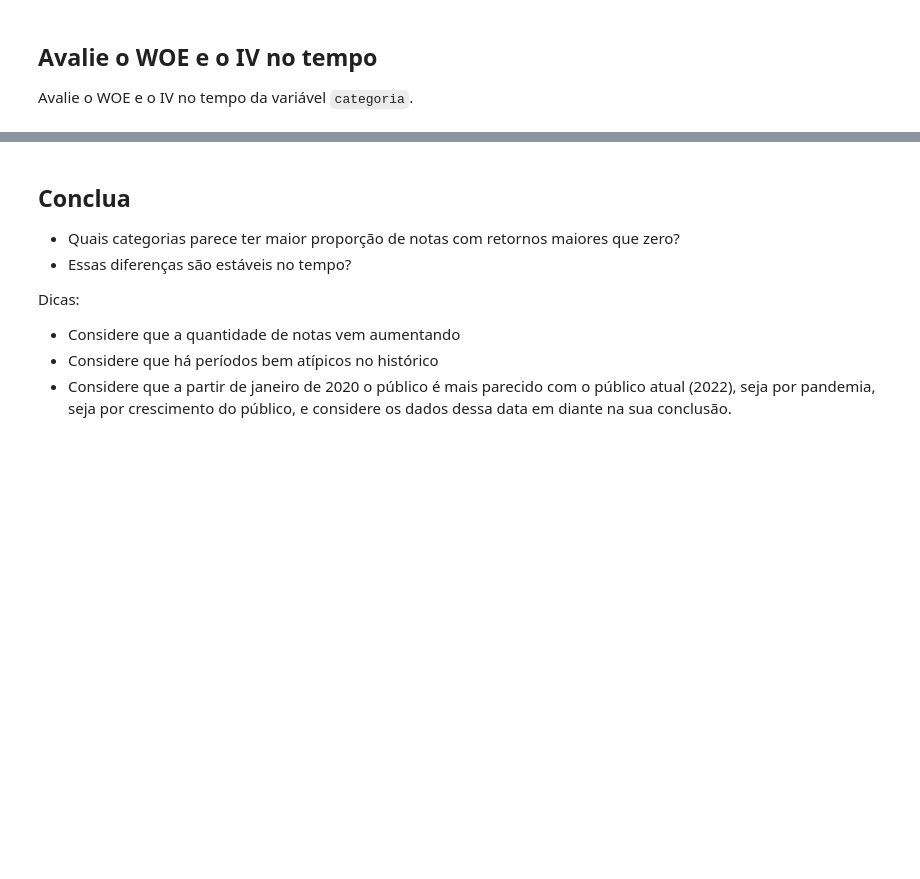
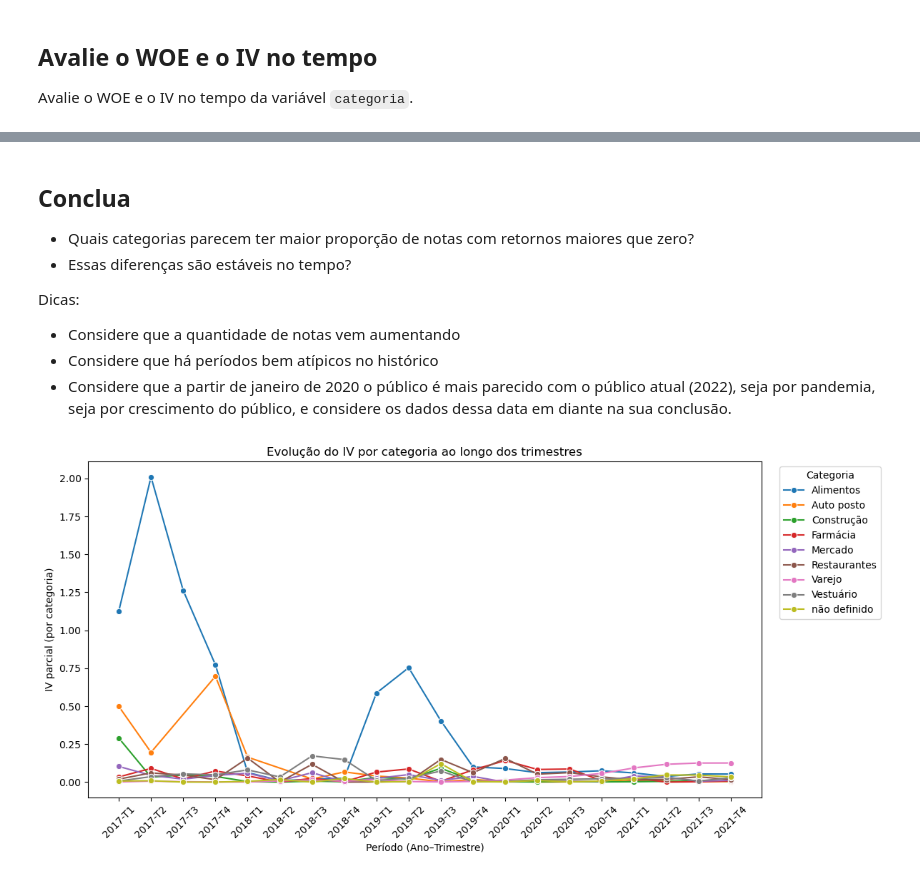
Before and after one commit to rafazagari/Curso-EBAC-Data-Science, a Jupyter notebook: Modulo 36 - Tarefa 2 - Análise de dados categorizados.ipynb, the cells around one changed output, grey strips where cells are left out. Cells and saved outputs as stored; diff of their text form; code cells hidden in the pictures; blank space fills up the shorter version.

````diff
--- a/Modulo 36 - Tarefa 2 - Análise de dados categorizados.ipynb
+++ b/Modulo 36 - Tarefa 2 - Análise de dados categorizados.ipynb
@@ -183,3 +183,7 @@ See the caveats in the documentation: https://pandas.pydata.org/pandas-docs/stab
 ## Calcule o IV de todas essas variáveis
 
 Sugestão: Construa um metadados e tente utilizar uma função como a que foi utilizada durante a aula. Você vai conseguir fazer esse cálculo para as variáveis uma a uma, mas em casos reais em que vamos mais além na criação de variáveis, podemos ter centenas, ou até milhares de variáveis, esses cálculos *precisam* ser automáticos nesses casos.
+# %%
+# Definição das variaveis a serem analisadas
+covariaveis = ["Valor NF - 5", "Valor NF - 10", "Valor NF - 20", "Valor NF - 50", "Fim de semana", "Dia do Mês", "Mês", "Trimestre", "Ano"]
+resposta = "flag_credito"
@@ -200,3 +333,31 @@ Para compor a análise que virá a seguir, faça uma análise descritiva básica
 ## Avalie o WOE e o IV no tempo
 
 Avalie o WOE e o IV no tempo da variável ```categoria```.
+# %%
+# Para calcular o WOE e IV ao longo do tempo para "categoria", é mais facil criar uma função
+
+def calc_woe_iv_tempo(df, variavel, resposta):
+
+    tab=pd.crosstab(df[variavel], df[resposta])
+    tab.columns = ['Negativo', 'Positivo']
+    total_evento = tab['Positivo'].sum()
+    total_nao_evento = tab['Negativo'].sum()
+    tab['Percent_positivo'] = tab['Positivo'] / total_evento
+    tab['Percent_negativo'] = tab['Negativo'] / total_nao_evento
+    tab['WOE'] = np.log(tab['Percent_positivo'] / tab['Percent_negativo'])
+    tab['IV'] = (tab['Percent_positivo'] - tab['Percent_negativo']) * tab['WOE']
+
+    return tab.reset_index(), tab['IV'].sum()
+
+resultados = []
+
+for (Ano, trimestre), grupo in df_filtro.groupby(["Ano", "Trimestre"]):
+    periodo = f"{Ano}-T{trimestre}"
+    tabela, iv_total = calc_woe_iv_tempo(grupo, variavel = "categoria", resposta="flag_credito")
+    tabela["ano"]= Ano
+    tabela["ano_trimestre"] = periodo
+    tabela["IV_Total"] = iv_total
+    resultados.append(tabela)
+
+df_woe_iv_tempo = pd.concat(resultados, ignore_index=True)
+print(df_woe_iv_tempo)
@@ -203,10 +382,22 @@
 # %% [markdown]
 ## Conclua
 
-- Quais categorias parece ter maior proporção de notas com retornos maiores que zero?
+- Quais categorias parecem ter maior proporção de notas com retornos maiores que zero?
 - Essas diferenças são estáveis no tempo?
 
 Dicas:<br>
 - Considere que a quantidade de notas vem aumentando
 - Considere que há períodos bem atípicos no histórico
 - Considere que a partir de janeiro de 2020 o público é mais parecido com o público atual (2022), seja por pandemia, seja por crescimento do público, e considere os dados dessa data em diante na sua conclusão.
+# %%
+plt.figure(figsize=(12,6))
+sns.lineplot(data=df_woe_iv_tempo, x="ano_trimestre", y="IV", hue="categoria", marker="o")
+plt.title("Evolução do IV por categoria ao longo dos trimestres")
+plt.xlabel("Período (Ano–Trimestre)")
+plt.ylabel("IV parcial (por categoria)")
+plt.xticks(rotation=45)
+plt.legend(title="Categoria", bbox_to_anchor=(1.02, 1), loc="upper left")
+plt.tight_layout()
+plt.show()
+# %% [output]
+[figure, added]
````
Also changed, not shown: parts of 9 cells of this notebook.
